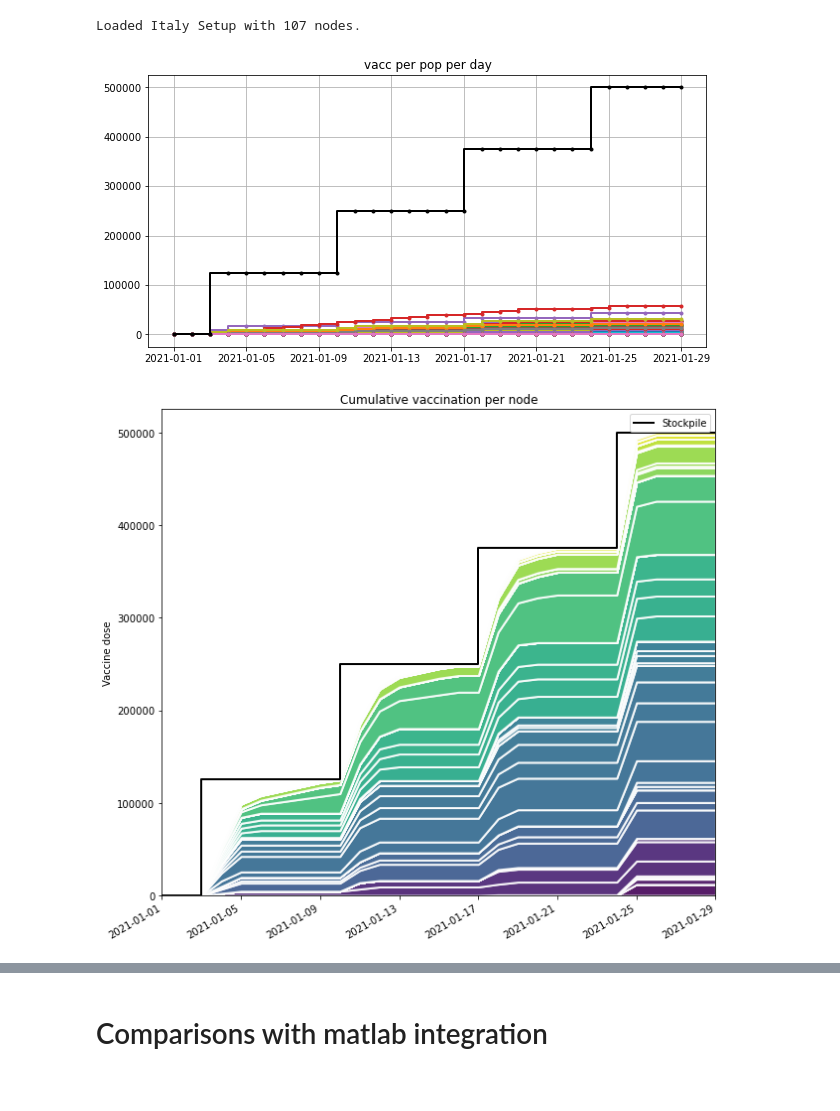
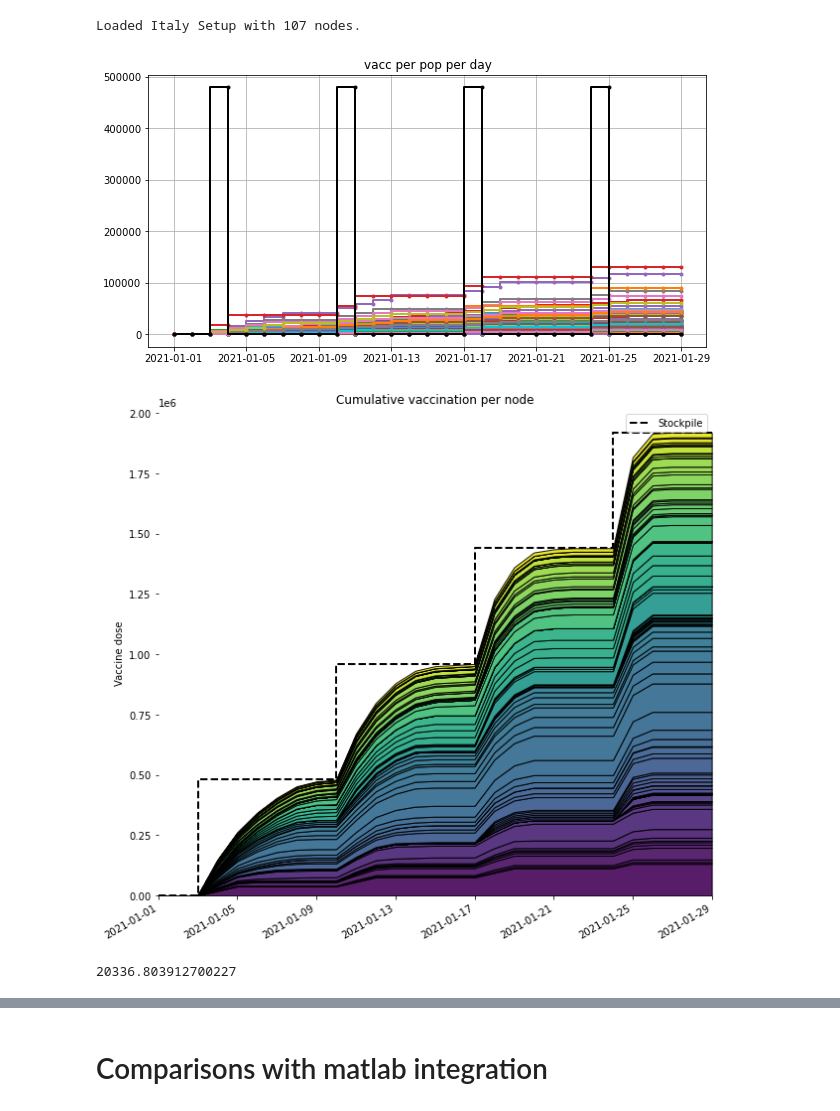
Before and after one commit to jcblemai/COVID-19_italy-vaccination-oc, a Jupyter notebook: analysis_ts.ipynb, the cells around one changed output, grey strips where cells are left out. Cells and saved outputs as stored; diff of their text form; code cells hidden in the pictures.

```diff
--- a/analysis_ts.ipynb
+++ b/analysis_ts.ipynb
@@ -69,7 +69,7 @@ with open(f'italy-data/parameters_{nnodes}_{when}.pkl', 'rb') as inp:
 # %% [output]
 Loaded Italy Setup with 107 nodes.
 # %%
-filename = 'model_output/scenarios/L-r15-t125000-id5-opi-107_90.csv'
+filename = 'model_output/scenarios/L-r15-t479700-id17-opi-107_90.csv'
 mydata = pd.read_csv(filename, index_col= 'date', parse_dates=True)
 maxvaccrate_regional, stockpile_national, stockpile_national_constraint, control_initial = build_scenario(setup, pick_scenario(setup, int(filename.split('-')[-3][2:])))
 mydata['valuepop'] = mydata['value'] / setup.pop_node[mydata['placeID']]
@@ -78,7 +78,7 @@ baseline = pd.read_csv(filename.replace('opi','novacc'), index_col= 'date', pars
 # %%
 mydata = mydata[mydata.index < str(setup.end_date)]
 baseline = baseline[baseline.index < str(setup.end_date)]
-idx = mydata[(mydata['comp'] == st)].pivot(columns = 'place', values=value).index
+idx = mydata[(mydata['comp'] == 'vacc')].pivot(columns = 'place', values='value').index
 # %%
 fig, ax = plt.subplots(1,1, figsize = (10,5))
 i = 8
@@ -92,30 +92,47 @@ ax.step(idx, stockpile_national, lw = 2, ls = '-', marker='.', c = 'k')
 ax.set_title(st + ' per pop per day');
 ax.grid()
 # %% [output]
-[figure, old version]
+[figure, new version]
 # %%
 fig, ax = plt.subplots(1,1, figsize = (10,10))
 i = 8
 st = states_names[i]
 st = 'vacc'
 value = 'value'
 col = sns.color_palette("viridis", 110)
 #col = sns.color_palette("Paired", 110)
 
 #mydata[(mydata['comp'] == st)].pivot(columns = 'place', values=value).cumsum().plot.area(ax = ax, colors=col)# lw = 2, ls = '-', marker='.')
 ax.stackplot(idx, [mydata[(mydata['comp'] == st)].pivot(columns = 'place', values=value).cumsum()[pl] for pl in setup.ind2name],
-              edgecolor= 'white', colors = col, lw=2, ls = '-', alpha = .9)
-ax.step(idx, stockpile_national, lw = 2, ls = '-',  c = 'k', label = 'Stockpile') # marker='.',
+              edgecolor= 'k', colors = col, lw=1, ls = '-', alpha = .9)
+
+ax.step(idx, stockpile_national.cumsum(), lw = 2, ls = '--',  c = 'k', label = 'Stockpile') # marker='.',
+
+#acc = 0
+#for i, ndn in enumerate(setup.ind2name):
+#    acc = acc + mydata[(mydata['comp'] == st)].pivot(columns = 'place', values=value).sum()[ndn]
+#    plt.text(setup.end_date, acc-0.5e4, ndn, fontsize=9)
 
 ax.set_title('Cumulative vaccination per node');
 ax.set_ylabel('Vaccine dose');
 #ax.grid()
 ax.set_xlim(setup.start_date, setup.end_date-datetime.timedelta(1))
 ax.legend()
 fig.autofmt_xdate()
+ax.spines['top'].set_visible(False)
+ax.spines['bottom'].set_visible(False)
+ax.spines['right'].set_visible(False)
+ax.spines['left'].set_visible(False)
+ax.get_xaxis().tick_bottom()
+ax.get_yaxis().tick_left()
+#fig.subplots_adjust(left=.06, right=.75, bottom=.02, top=.94)
 fig.savefig('figures/ts_optimal_stackplot.pdf')
 # %% [output]
-[figure, old version]
+[figure, new version]
+# %%
+mydata[(mydata['comp'] == st)].pivot(columns = 'place', values=value).sum()[ndn]
+# %% [output]
+20336.803912700227
 # %%
 fig, ax = plt.subplots(1,1, figsize = (10,10))
 i = 8
```
Also changed, not shown: parts of 3 cells of this notebook, 2 other files.
